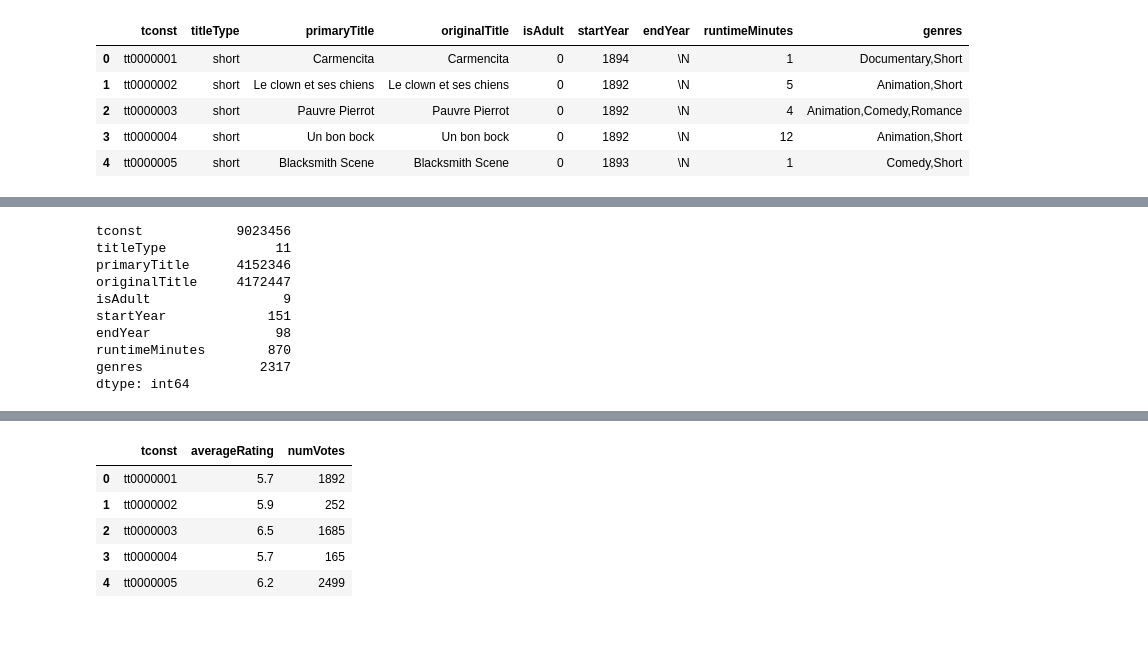
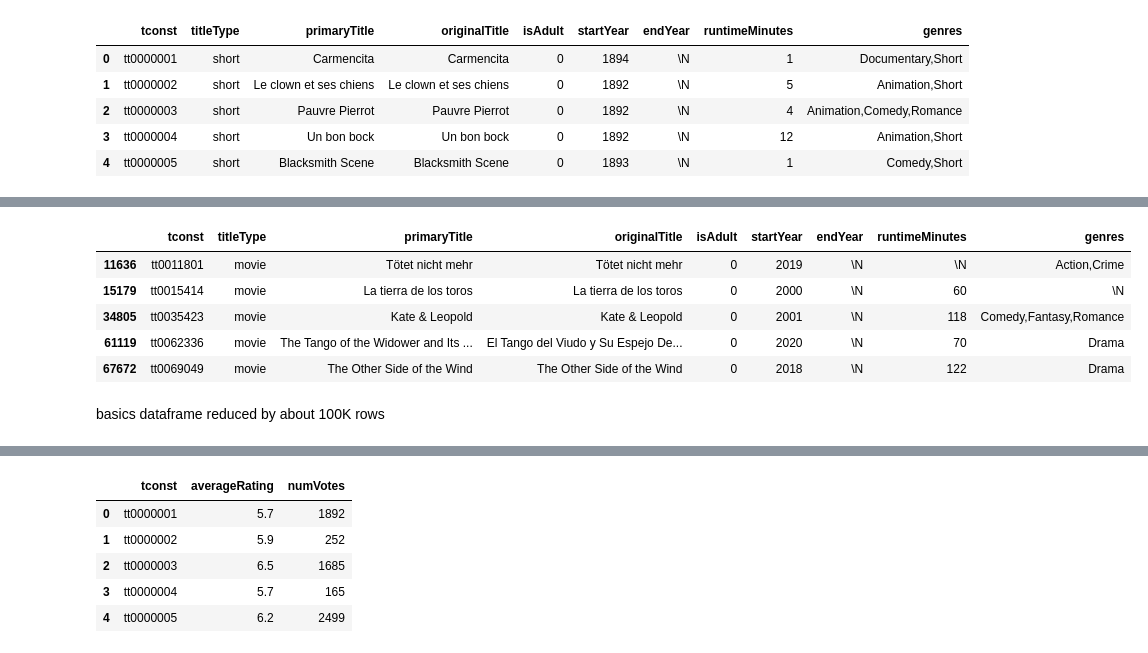
Before and after one commit to allensheneka/movieStats, a Jupyter notebook: movieStats.ipynb, the cells around one changed output, grey strips where cells are left out. Drawn from its saved outputs; the diff is of its cells as text; code cells hidden in the pictures.

```diff
--- a/movieStats.ipynb
+++ b/movieStats.ipynb
@@ -115,17 +201,17 @@ Length: 2317, dtype: int64
-# %%
-# how many unique values in columns
-df.nunique()
-# %% [output]
-tconst            9023456
-titleType              11
-primaryTitle      4152346
-originalTitle     4172447
-isAdult                 9
-startYear             151
-endYear                98
-runtimeMinutes        870
-genres               2317
-dtype: int64
+# %%
+# Include only movies that were released 2000 - 2021 (include 2000 and 2021)
+
+df = df[(df['startYear'] > '1999')]
+df.head()
+# %% [output]
+|  | tconst | titleType | primaryTitle | originalTitle | isAdult | startYear | endYear | runtimeMinutes | genres |
+| 11636 | tt0011801 | movie | Tötet nicht mehr | Tötet nicht mehr | 0 | 2019 | \N | \N | Action,Crime |
+| 15179 | tt0015414 | movie | La tierra de los toros | La tierra de los toros | 0 | 2000 | \N | 60 | \N |
+| 34805 | tt0035423 | movie | Kate & Leopold | Kate & Leopold | 0 | 2001 | \N | 118 | Comedy,Fantasy,Romance |
+| 61119 | tt0062336 | movie | The Tango of the Widower and Its ... | El Tango del Viudo y Su Espejo De... | 0 | 2020 | \N | 70 | Drama |
+| 67672 | tt0069049 | movie | The Other Side of the Wind | The Other Side of the Wind | 0 | 2018 | \N | 122 | Drama |
+# %% [markdown]
+basics dataframe reduced by about 100K rows
 # %%
 df.info()
 # %% [output]
```
Also changed, not shown: parts of 29 cells of this notebook, 2 other files.
